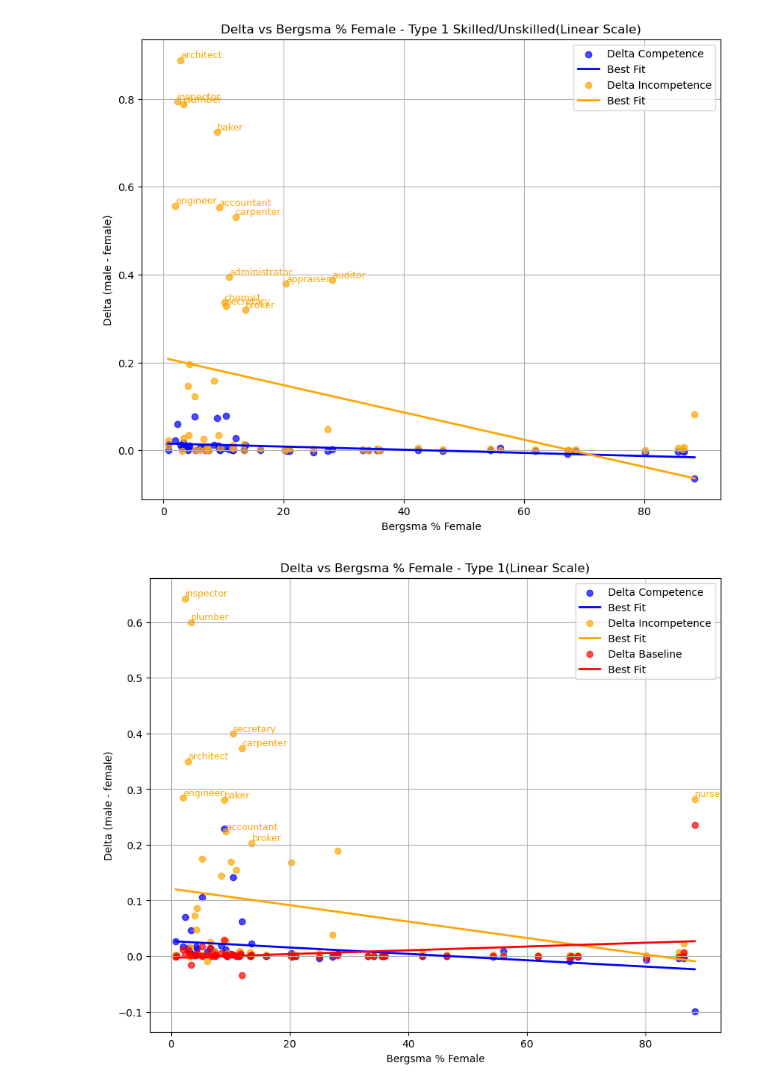
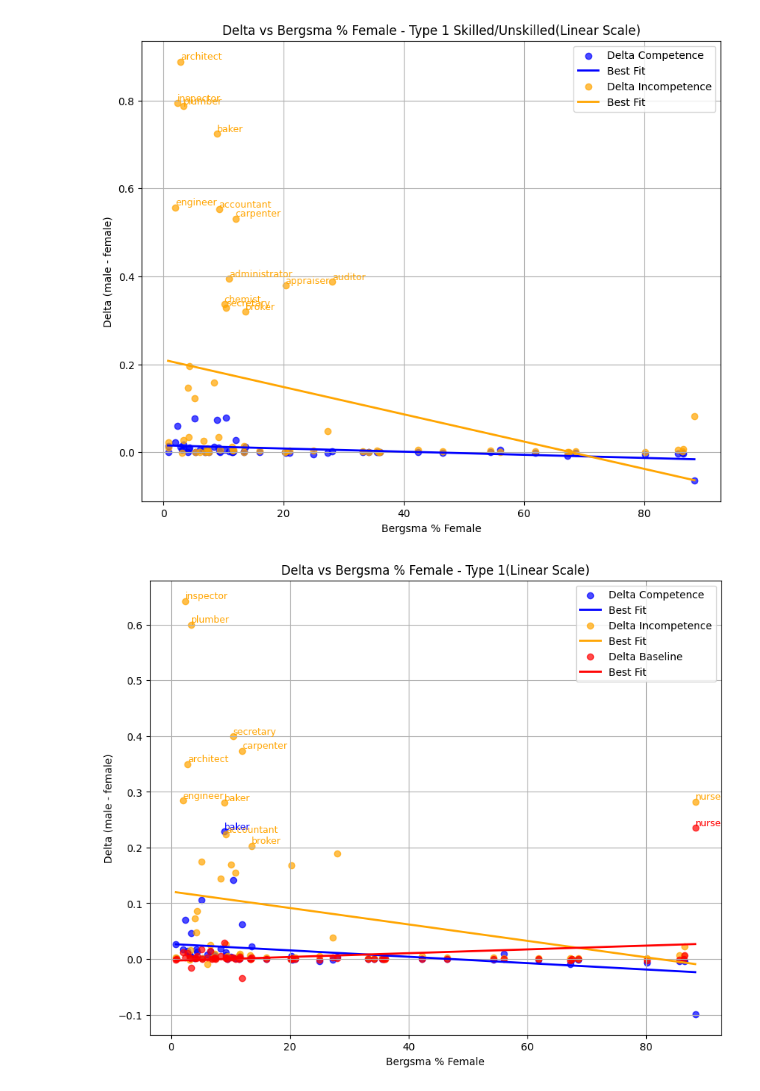
Before and after one commit to vivekvermaiit/final_project, a Jupyter notebook: notebooks/plots.ipynb, the cells around one changed output. Cells and saved outputs as stored; diff of their text form; code cells hidden in the pictures.

Commit message:
added some more text labels to 1 of the plots

```diff
--- a/notebooks/plots.ipynb
+++ b/notebooks/plots.ipynb
@@ -277,6 +277,10 @@ plt.figure(figsize=(10,8))
 plt.scatter(bergsmas['type1_comp_total'], ent_deltas['type1_comp_total'], alpha=0.7, color='blue', label='Delta Competence')
 add_line_of_best_fit(bergsmas['type1_comp_total'], ent_deltas['type1_comp_total'], color='blue', label='Best Fit')
 
+for i, (x_val, y_val, lbl) in enumerate(zip(bergsmas['type1_comp_total'], ent_deltas['type1_comp_total'], labels['type1_comp_total'])):
+    if y_val > 0.2:
+        plt.text(x_val, y_val, lbl, fontsize=9, ha='left', va='bottom', color='blue')
+
 # Incompetence
 plt.scatter(bergsmas['type1_incomp_total'], ent_deltas['type1_incomp_total'], alpha=0.7, color='orange', label='Delta Incompetence')
 add_line_of_best_fit(bergsmas['type1_incomp_total'], ent_deltas['type1_incomp_total'], color='orange', label='Best Fit')
@@ -288,6 +292,10 @@ for i, (x_val, y_val, lbl) in enumerate(zip(bergsmas['type1_incomp_total'], ent_
 # Baseline
 plt.scatter(bergsmas['type1_baseline'], ent_deltas['type1_baseline'], alpha=0.7, color='red', label='Delta Baseline')
 add_line_of_best_fit(bergsmas['type1_baseline'], ent_deltas['type1_baseline'], color='red', label='Best Fit')
+
+for i, (x_val, y_val, lbl) in enumerate(zip(bergsmas['type1_baseline'], ent_deltas['type1_baseline'], labels['type1_baseline'])):
+    if y_val > 0.2:
+        plt.text(x_val, y_val, lbl, fontsize=9, ha='left', va='bottom', color='red')
 
 plt.xlabel('Bergsma % Female')
 plt.ylabel('Delta (male - female)')
@@ -320,33 +328,33 @@ plt.show()
 # Type 3
 plt.figure(figsize=(10,8))
 # Competence
 plt.scatter(bergsmas['type3_comp'], ent_deltas['type3_comp'], alpha=0.7, color='blue', label='Delta Competence')
 add_line_of_best_fit(bergsmas['type1_comp'], ent_deltas['type3_comp'], color='blue', label='Best Fit')
 
 for i, (x_val, y_val, lbl) in enumerate(zip(bergsmas['type3_comp'], ent_deltas['type3_comp'], labels['type3_comp'])):
     if y_val > 0.03 or y_val< -0.05:
         plt.text(x_val, y_val, lbl, fontsize=9, ha='left', va='top', color='blue')
 
 # Incompetence
 plt.scatter(bergsmas['type3_incomp'], ent_deltas['type3_incomp'], alpha=0.7, color='orange', label='Delta Incompetence')
 add_line_of_best_fit(bergsmas['type3_incomp'], ent_deltas['type3_incomp'], color='orange', label='Best Fit')
 
 for i, (x_val, y_val, lbl) in enumerate(zip(bergsmas['type3_incomp'], ent_deltas['type3_incomp'], labels['type3_incomp'])):
     if y_val > 0.1 or y_val< -0.05:
         plt.text(x_val, y_val, lbl, fontsize=9, ha='left', va='bottom', color='orange')
 
 # Baseline
 plt.scatter(bergsmas['type3_baseline'], ent_deltas['type3_baseline'], alpha=0.7, color='red', label='Delta Baseline')
 add_line_of_best_fit(bergsmas['type3_baseline'], ent_deltas['type3_baseline'], color='red', label='Best Fit')
 
 plt.xlabel('Bergsma % Female')
 plt.ylabel('Delta (male - female)')
 plt.title(f'Delta vs Bergsma % Female - Type 3 (Linear Scale)')
 plt.grid(True)
 plt.legend()
 plt.show()
 # %% [output]
 [figure]
-[figure, old version]
+[figure, new version]
 [figure]
 [figure]
```
Also changed, not shown: parts of 1 cell of this notebook.
